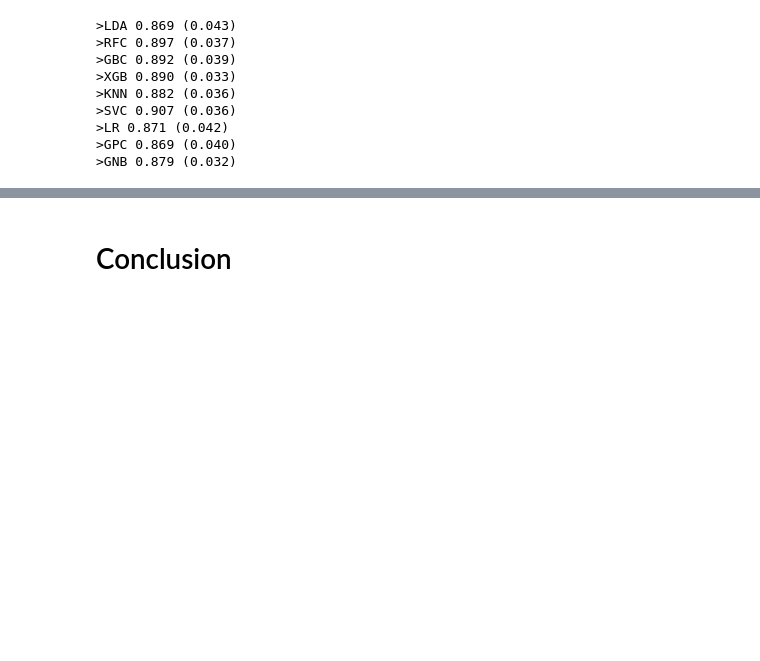
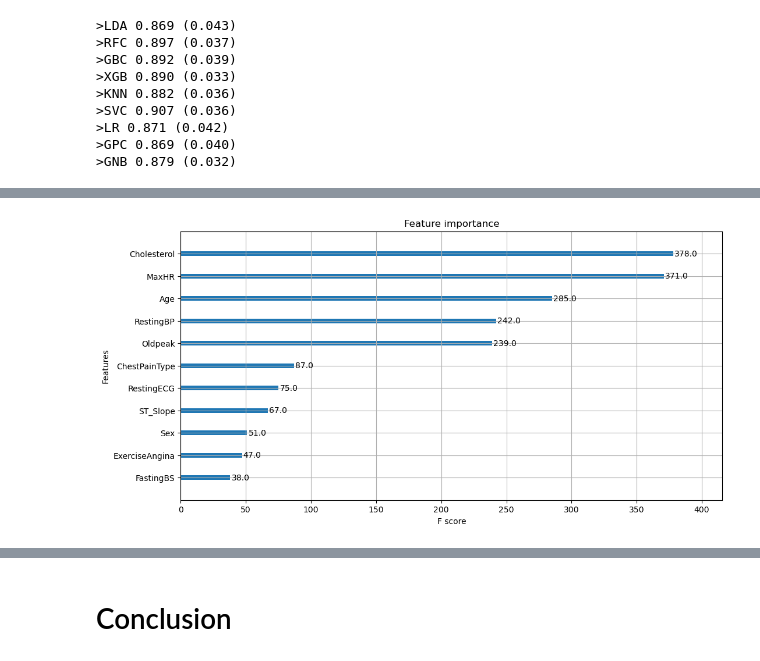
Before and after one commit to MaukanMir/Heart-Attack-Classification-Part-Two-, a Jupyter notebook: training.ipynb, the cells around one changed output, grey strips where cells are left out. Saved outputs shown, nothing was run; the diff lists cells and outputs as text; code cells hidden in the pictures; blank space fills up the shorter version.

```diff
--- a/training.ipynb
+++ b/training.ipynb
@@ -445,0 +450,10 @@ for i in range(len(models)):
+# %%
+# fit model on training data
+from xgboost import plot_importance
+model = XGBClassifier()
+model.fit(X, y)
+# plot feature importance
+plot_importance(model)
+plt.show()
+# %% [output]
+[figure, added]
```
Also changed, not shown: parts of 14 cells of this notebook.
